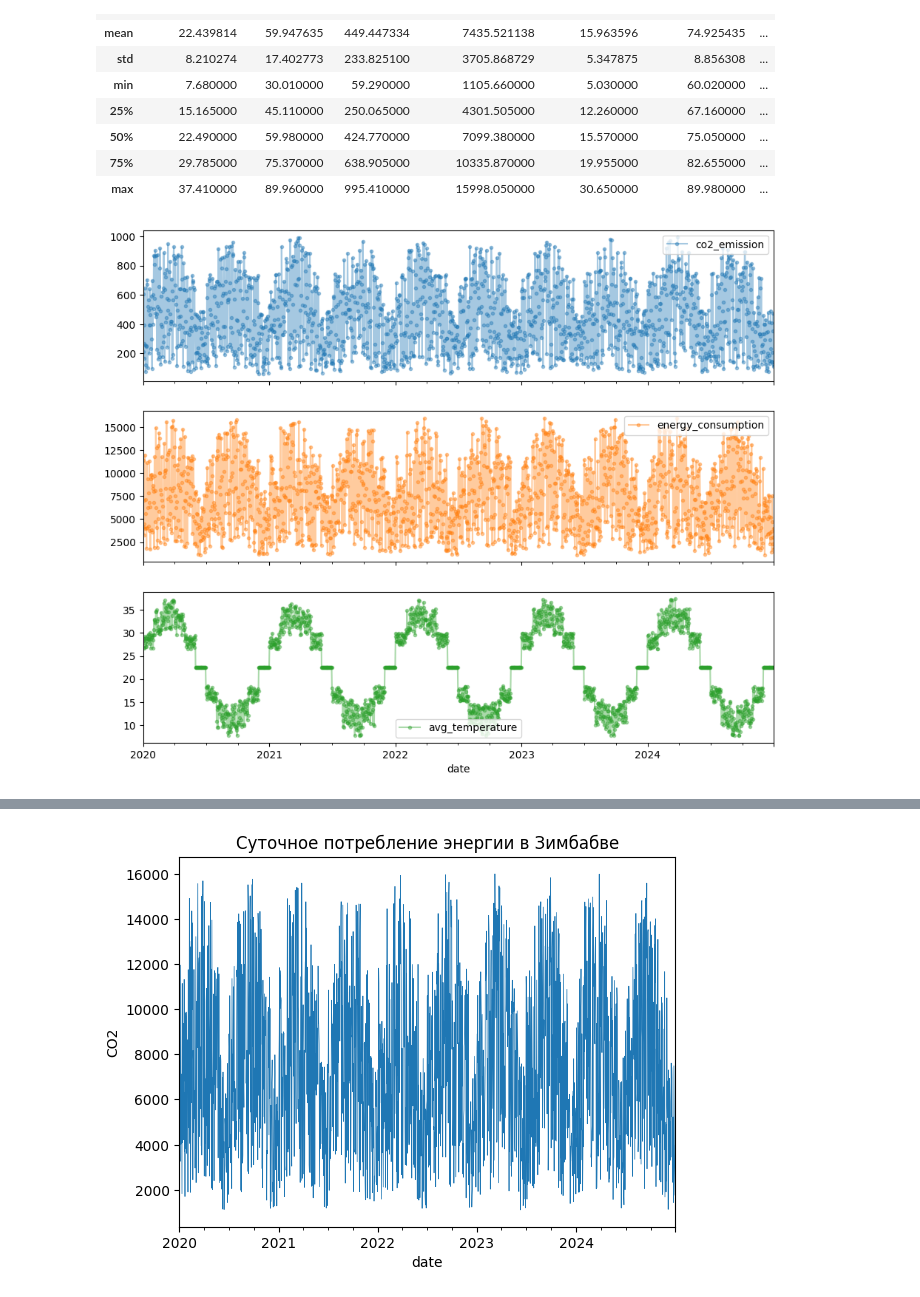
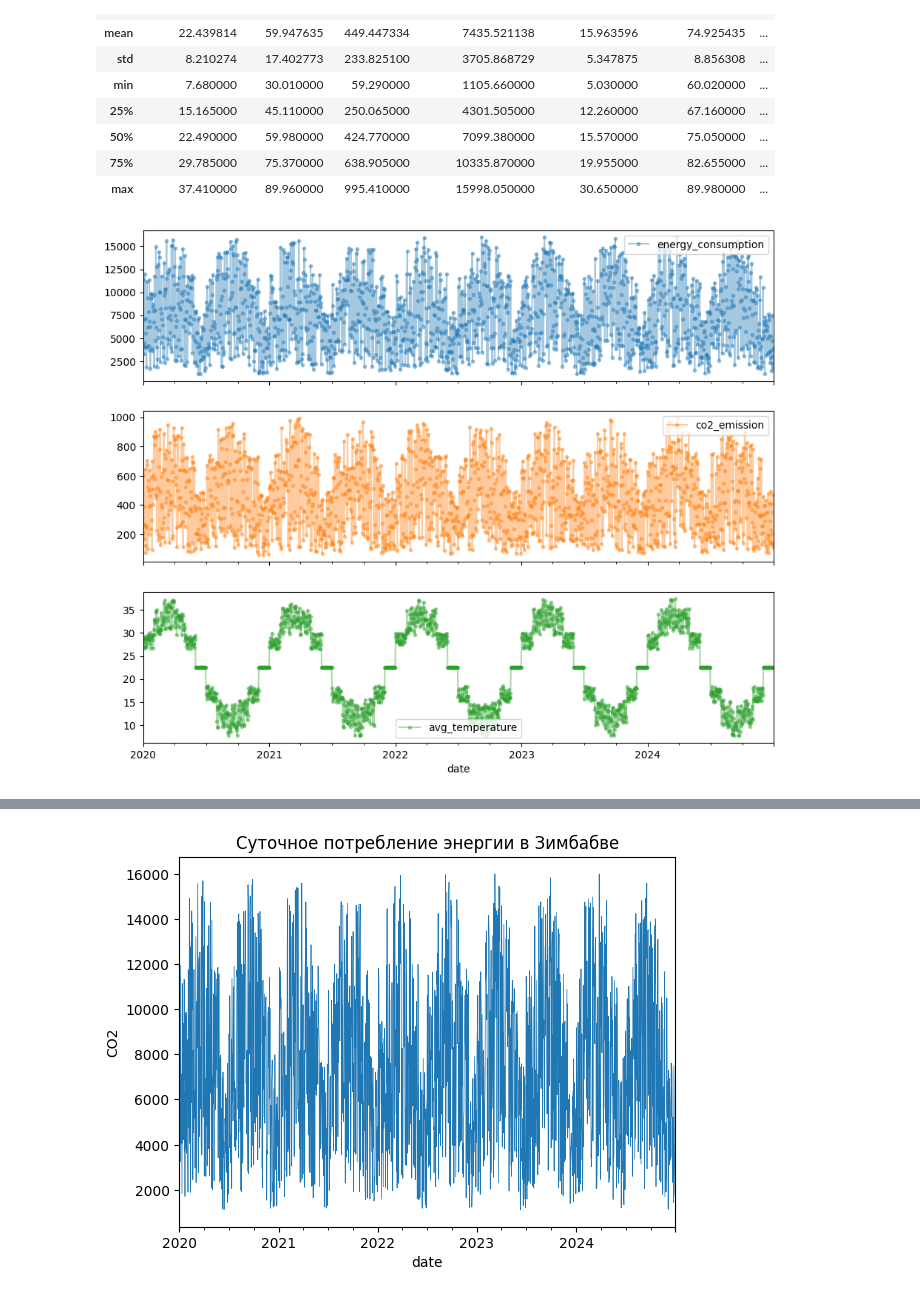
Before and after one commit to tvsmsa/melekhin-time-series, a Jupyter notebook: task_1_timeseries.ipynb, the cells around one changed output, grey strips where cells are left out. Saved outputs shown, nothing was run; the diff lists cells and outputs as text; code cells hidden in the pictures.

```diff
--- a/task_1_timeseries.ipynb
+++ b/task_1_timeseries.ipynb
@@ -167,7 +167,7 @@ Name: count, dtype: int64
 | 75% | 29.785000 | 75.370000 | 638.905000 | 10335.870000 | 19.955000 | 82.655000 | ... |
 | max | 37.410000 | 89.960000 | 995.410000 | 15998.050000 | 30.650000 | 89.980000 | ... |
 # %%
-cols_plot = ['co2_emission', 'energy_consumption','avg_temperature']
+cols_plot = [ 'energy_consumption', 'co2_emission','avg_temperature']
 axes = df[cols_plot].plot(marker='.', alpha=0.4, linestyle='-', figsize=(11, 9), subplots=True)
 # %% [output]
-[figure, old version]
+[figure, new version]
```
Also changed, not shown: parts of 12 cells of this notebook, 3 other files.
